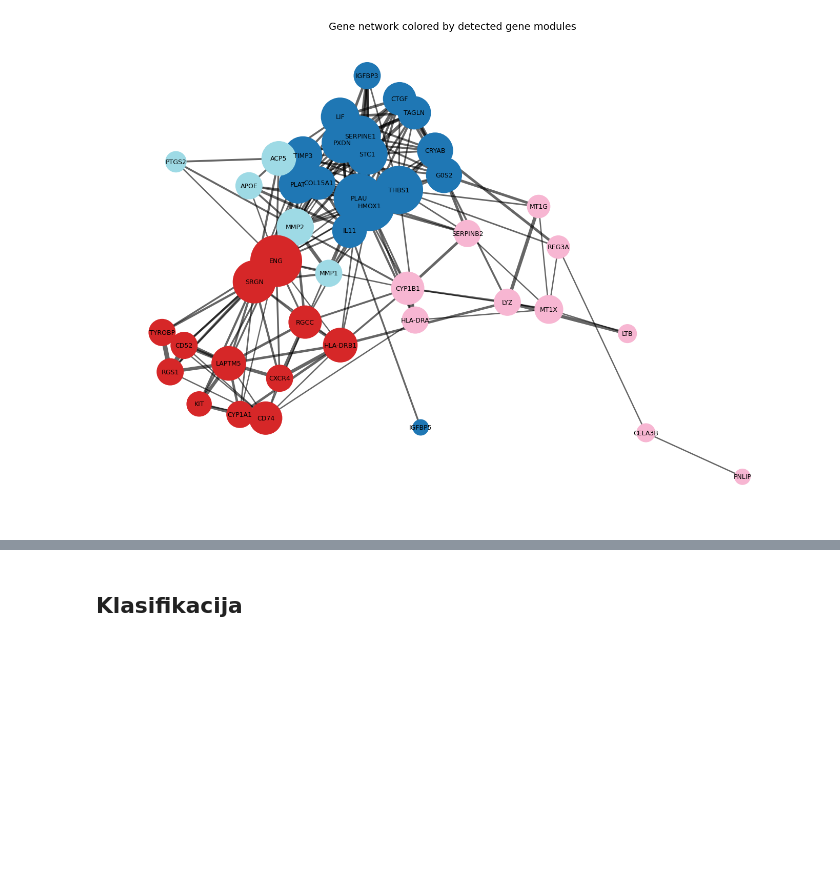
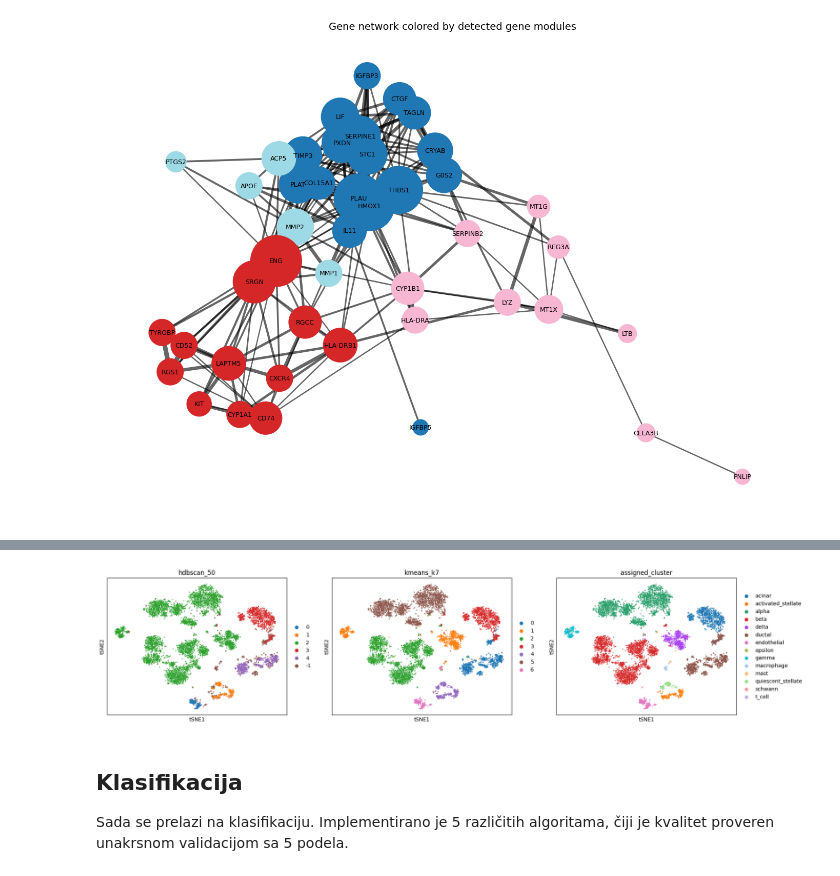
Before and after one commit to janazivkovic02/Single-Cell-Pancreas-Analysis, a Jupyter notebook: notebooks/01_exploration.ipynb, the cells around one changed output, grey strips where cells are left out. Cells and saved outputs as stored; diff of their text form; code cells hidden in the pictures; blank space fills up the shorter version.

```diff
--- a/notebooks/01_exploration.ipynb
+++ b/notebooks/01_exploration.ipynb
@@ -267,5 +302,11 @@ sc.pl.umap(adata, color=["hdbscan_cluster", "kmeans_cluster", "assigned_cluster"
+# %%
+sc.pl.tsne(adata, color=["hdbscan_50", "kmeans_k7", "assigned_cluster"])
+# %% [output]
+[figure, added]
 # %% [markdown]
 ## Klasifikacija
+
+Sada se prelazi na klasifikaciju. Implementirano je 5 različitih algoritama, čiji je kvalitet proveren unakrsnom validacijom sa 5 podela.
 # %%
 import importlib
 import src.classification as clf
```
Also changed, not shown: parts of 18 cells of this notebook, 5 other files.
